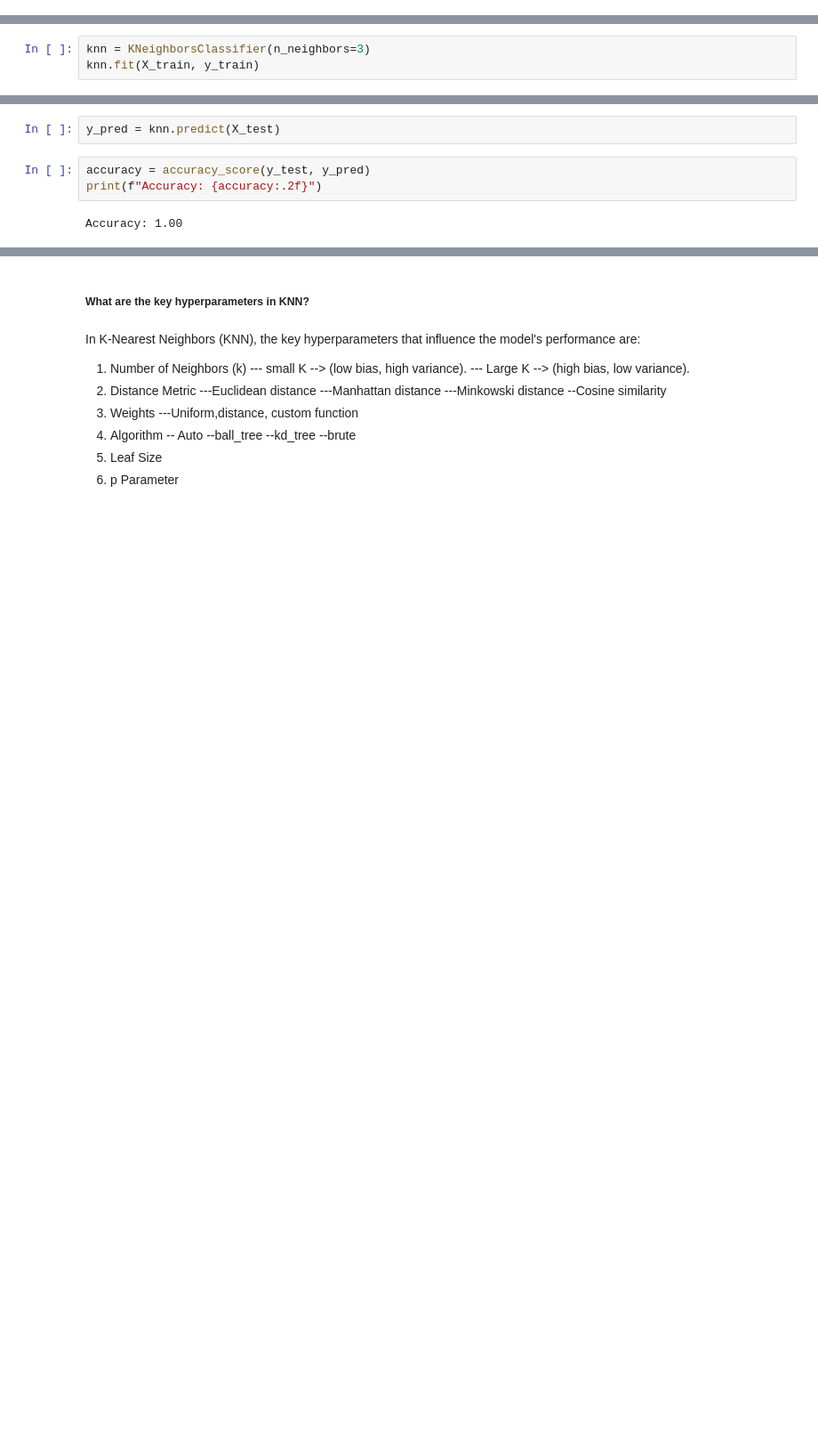
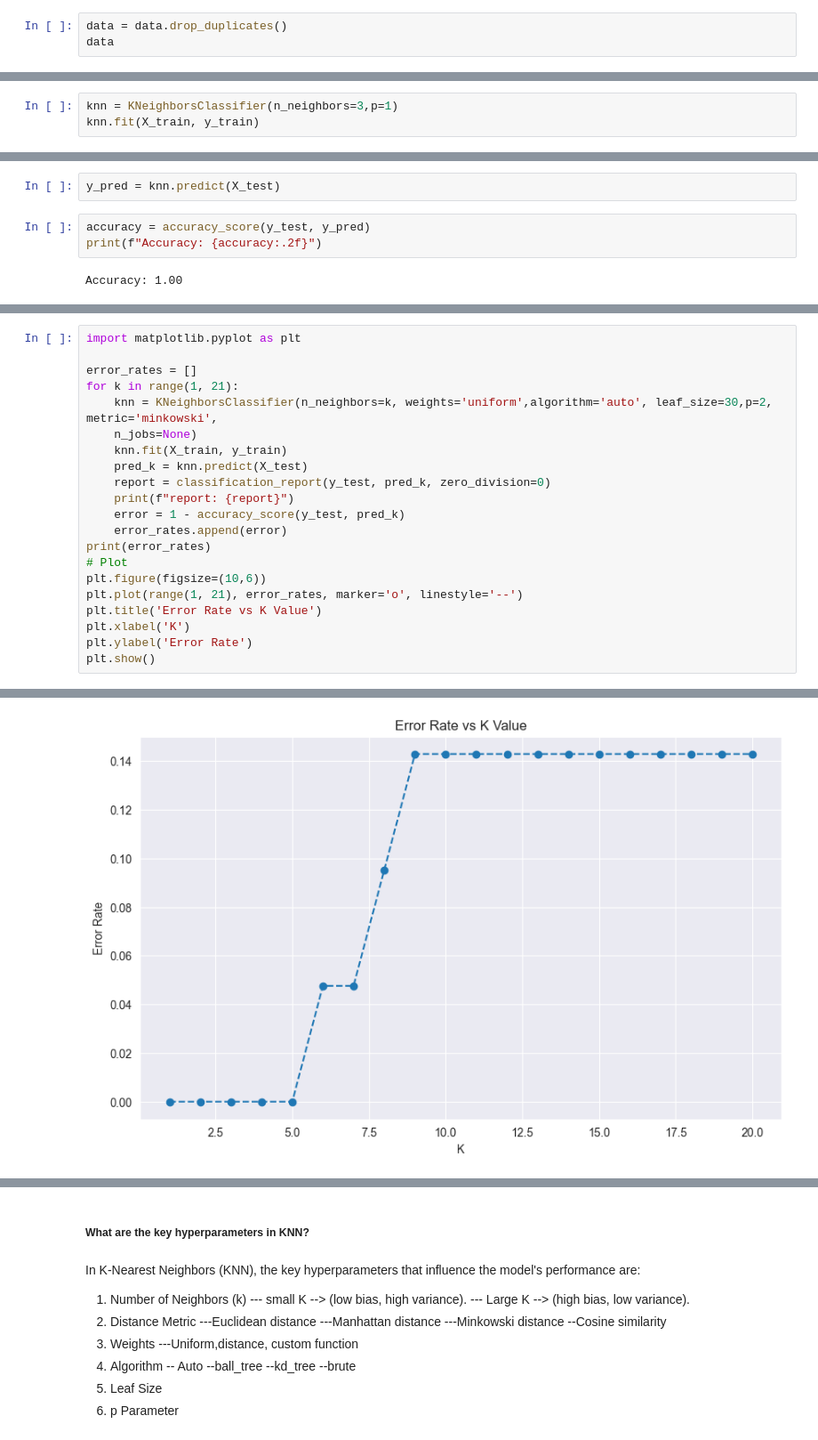
Before and after one commit to naveenkumar096/datascience, a Jupyter notebook: knn.ipynb, the cells around one changed output, grey strips where cells are left out. Shown at 89% size. Saved outputs shown, nothing was run; the diff lists cells and outputs as text; blank space fills up the shorter version.

Commit message:
Added outfit and best fit values

```diff
--- a/knn.ipynb
+++ b/knn.ipynb
@@ -86,3 +86,6 @@ Data columns (total 18 columns):
  17  type         101 non-null    int64
 dtypes: int64(17), object(1)
 memory usage: 14.3+ KB
+# %%
+data = data.drop_duplicates()
+data
@@ -117,6 +183,6 @@ X = data.drop(columns=["animal name", "type"], axis=1)
 Y = data['type']
 X_train,X_test,y_train,y_test=train_test_split(X,Y,test_size=0.2,random_state=0)
 # %%
-knn = KNeighborsClassifier(n_neighbors=3)
+knn = KNeighborsClassifier(n_neighbors=3,p=1)
 knn.fit(X_train, y_train)
 # %% [output]
@@ -146,3 +211,25 @@ report:               precision    recall  f1-score   support
     accuracy                           1.00        21
    macro avg       1.00      1.00      1.00        21
 weighted avg       1.00      1.00      1.00        21
+# %%
+import matplotlib.pyplot as plt
+
+error_rates = []
+for k in range(1, 21):
+    knn = KNeighborsClassifier(n_neighbors=k, weights='uniform',algorithm='auto', leaf_size=30,p=2, metric='minkowski',
+    n_jobs=None)
+    knn.fit(X_train, y_train)
+    pred_k = knn.predict(X_test)
+    report = classification_report(y_test, pred_k, zero_division=0)
+    print(f"report: {report}")
+    error = 1 - accuracy_score(y_test, pred_k)
+    error_rates.append(error)
+print(error_rates)
+# Plot
+plt.figure(figsize=(10,6))
+plt.plot(range(1, 21), error_rates, marker='o', linestyle='--')
+plt.title('Error Rate vs K Value')
+plt.xlabel('K')
+plt.ylabel('Error Rate')
+plt.show()
+# %% [output]
@@ -148,0 +253 @@ weighted avg       1.00      1.00      1.00        21
+[figure, added]
```
Also changed, not shown: parts of 10 cells of this notebook.
